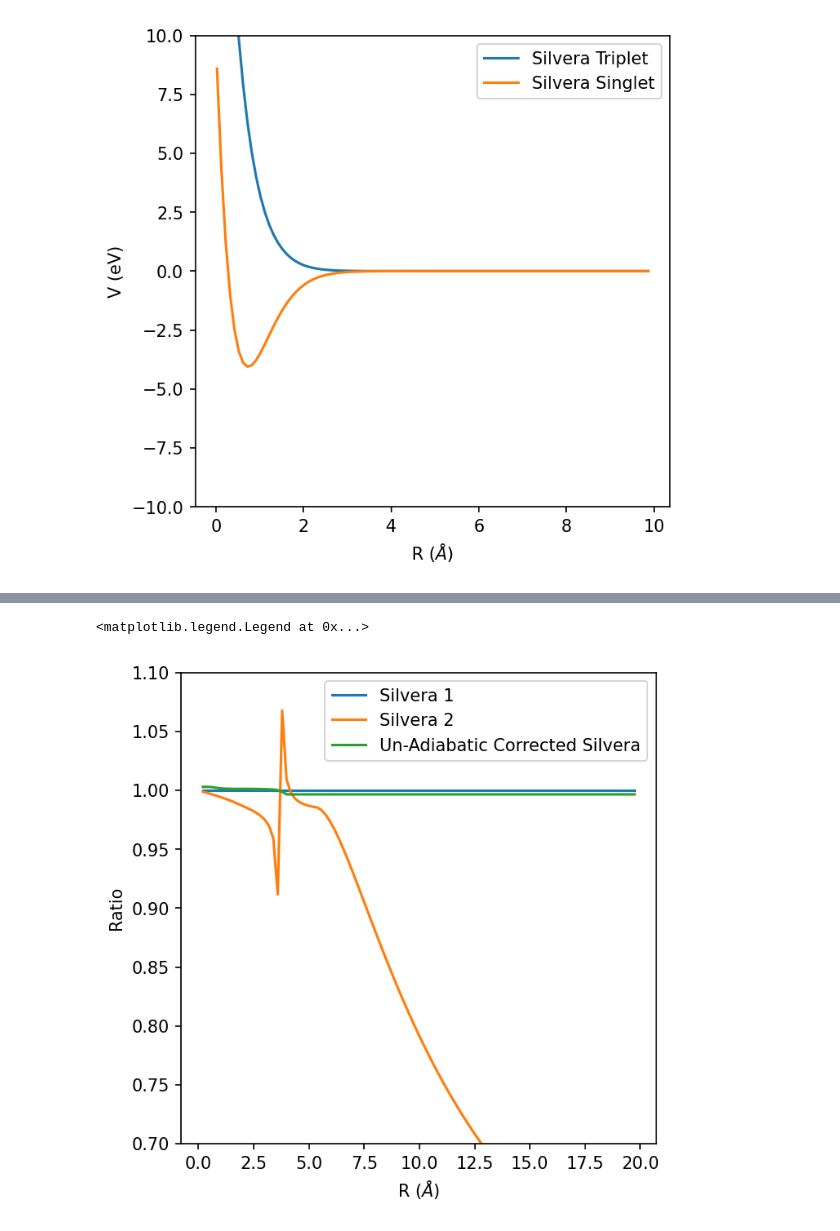
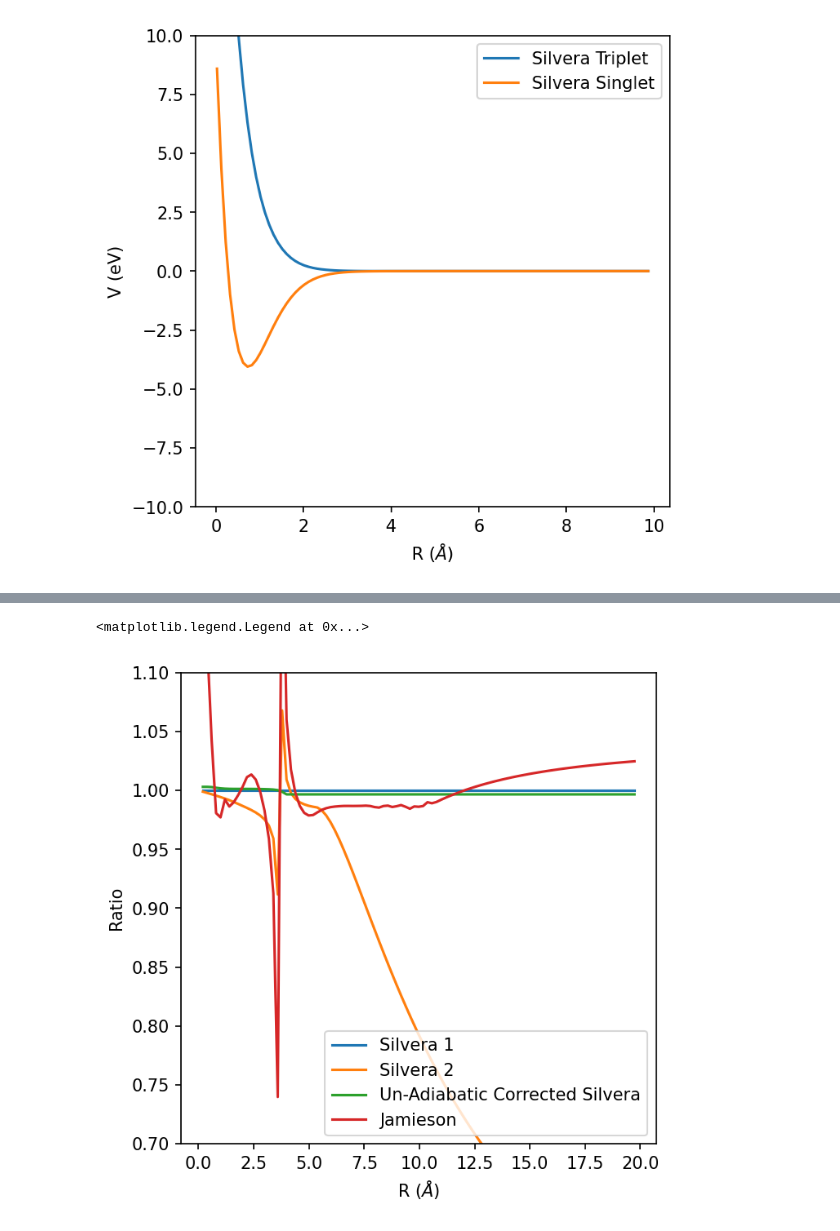
Before and after one commit to UTA-NURES/AtomicHScattering, a Jupyter notebook: examples/Potentials.ipynb, the cells around one changed output, grey strips where cells are left out. Cells and saved outputs as stored; diff of their text form; code cells hidden in the pictures.

Commit message:
Add Jamieson potential

```diff
--- a/examples/Potentials.ipynb
+++ b/examples/Potentials.ipynb
@@ -20,3 +20,15 @@ plt.ylabel("V (eV)")
 # %% [output]
 Text(0, 0.5, 'V (eV)')
 [figure]
+# %%
+Pots=[potentials.Silvera_Triplet,potentials.Silvera_Triplet2, potentials.UnCorrectedSilvera_Triplet, potentials.Jamieson_TripletCombo]
+Names=['Silvera Triplet 1','Silvera Triplet 2','Un-Adiabatic Corrected Silvera 1','Jamieson Triplet']
+R=np.linspace(0,0.0025,100)
+plt.figure(figsize=(5,5),dpi=150)
+for i in range(0,len(Pots)):
+    plt.plot(R*constants.hcInEVAngstrom, Pots[i](R),label=Names[i])
+plt.ylim(-1,6)
+plt.xlim(0,5)
+plt.xlabel(r"R ($\AA$)")
+plt.ylabel("Ratio")
+plt.legend(loc='upper right')
@@ -23,15 +38,15 @@ Text(0, 0.5, 'V (eV)')
 # %%
-Pots=[potentials.Silvera_Triplet,potentials.Silvera_Triplet2, potentials.UnCorrectedSilvera_Triplet]
-Names=['Silvera 1','Silvera 2','Un-Adiabatic Corrected Silvera']
+Pots=[potentials.Silvera_Triplet,potentials.Silvera_Triplet2, potentials.UnCorrectedSilvera_Triplet, potentials.Jamieson_TripletCombo]
+Names=['Silvera 1','Silvera 2','Un-Adiabatic Corrected Silvera','Jamieson']
 R=np.linspace(0,0.01,100)
 plt.figure(figsize=(5,5),dpi=150)
 for i in range(0,len(Pots)):
     plt.plot(R*constants.hcInEVAngstrom, Pots[i](R)/Pots[0](R),label=Names[i])
 plt.ylim(0.7,1.1)
 plt.xlabel(r"R ($\AA$)")
 plt.ylabel("Ratio")
-plt.legend(loc='upper right')
+plt.legend(loc='lower right')
 # %% [output]
 <matplotlib.legend.Legend at 0x...>
-[figure, old version]
+[figure, new version]
 # %%
```
Also changed, not shown: parts of 2 cells of this notebook, 3 other files.
